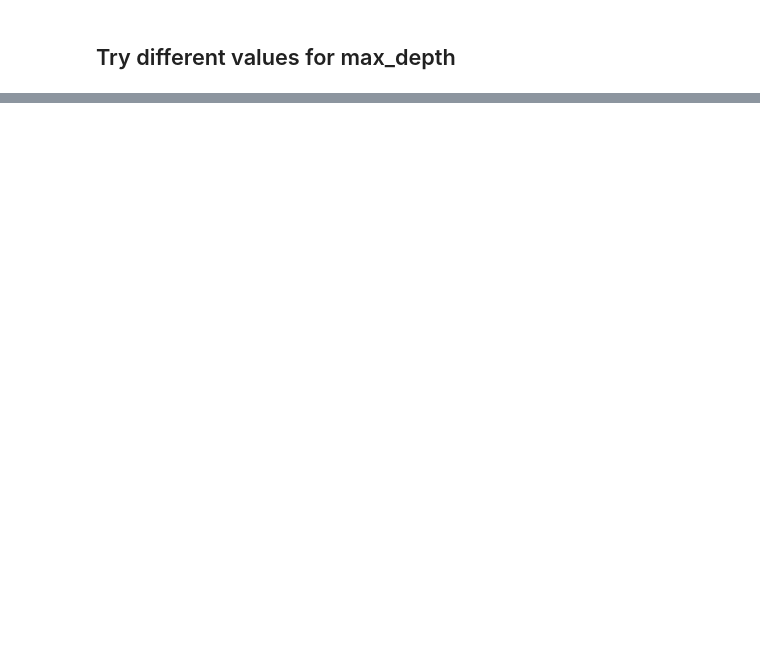
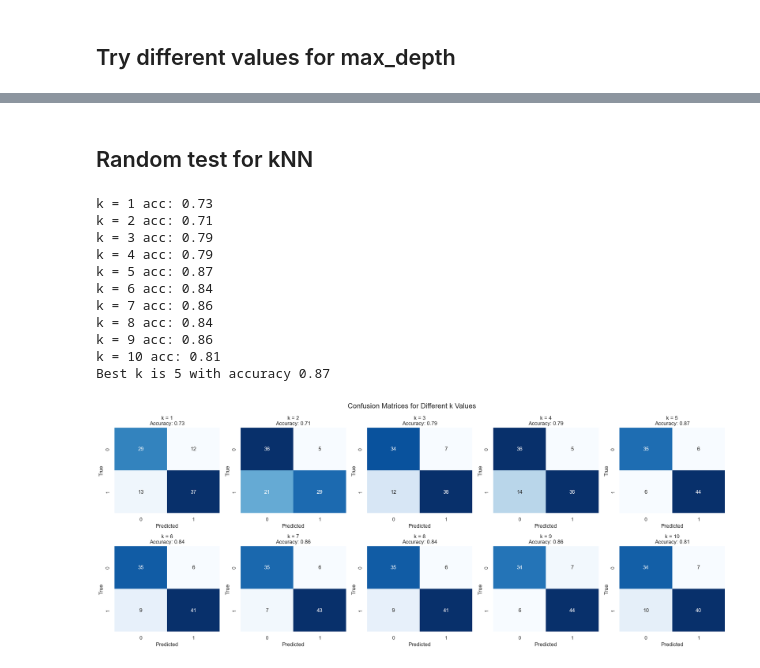
Before and after one commit to TimeLegend35/ml_group4_heart_attack, a Jupyter notebook: tobi.ipynb, the cells around one changed output, grey strips where cells are left out. Cells and saved outputs as stored; diff of their text form; code cells hidden in the pictures; blank space fills up the shorter version.

```diff
--- a/tobi.ipynb
+++ b/tobi.ipynb
@@ -363,0 +364,59 @@ plt.show()
+# %% [markdown]
+## Random test for kNN
+# %%
+from sklearn.neighbors import KNeighborsClassifier
+from sklearn.metrics import accuracy_score, confusion_matrix
+import seaborn as sns
+import matplotlib.pyplot as plt
+
+# Assuming you have X_train, y_train, X_test, and y_test defined
+
+accuracy_scores = []
+
+for n_neighbors in range(1, 11):
+    knn_estimator = KNeighborsClassifier(n_neighbors)
+    knn_estimator.fit(X_train, y_train)
+    test_prediction = knn_estimator.predict(X_test)
+    accuracy = accuracy_score(y_test, test_prediction)
+    accuracy_scores.append(accuracy)
+
+    print("k = {} acc: {:.2f}".format(n_neighbors, accuracy))
+
+# Find the best value of k
+best_k = accuracy_scores.index(max(accuracy_scores)) + 1
+print("Best k is {} with accuracy {:.2f}".format(best_k, max(accuracy_scores)))
+
+# Create subplots for confusion matrices and accuracy text
+fig, axes = plt.subplots(2, 5, figsize=(20, 8))
+fig.suptitle('Confusion Matrices for Different k Values', fontsize=16)
+
+for i, n_neighbors in enumerate(range(1, 11)):
+    knn_estimator = KNeighborsClassifier(n_neighbors)
+    knn_estimator.fit(X_train, y_train)
+    test_prediction = knn_estimator.predict(X_test)
+
+    # Calculate the confusion matrix for each k value
+    cm = confusion_matrix(y_test, test_prediction)
+
+    # Plot the confusion matrix
+    ax = axes[i // 5, i % 5]
+    sns.heatmap(cm, annot=True, fmt='d', cmap='Blues', cbar=False, ax=ax)
+    ax.set_title("k = {}\nAccuracy: {:.2f}".format(n_neighbors, accuracy_scores[i]))
+    ax.set_xlabel('Predicted')
+    ax.set_ylabel('True')
+
+plt.tight_layout()
+plt.show()
+# %% [output]
+k = 1 acc: 0.73
+k = 2 acc: 0.71
+k = 3 acc: 0.79
+k = 4 acc: 0.79
+k = 5 acc: 0.87
+k = 6 acc: 0.84
+k = 7 acc: 0.86
+k = 8 acc: 0.84
+k = 9 acc: 0.86
+k = 10 acc: 0.81
+Best k is 5 with accuracy 0.87
+[figure, added]
```
Also changed, not shown: parts of 11 cells of this notebook.
